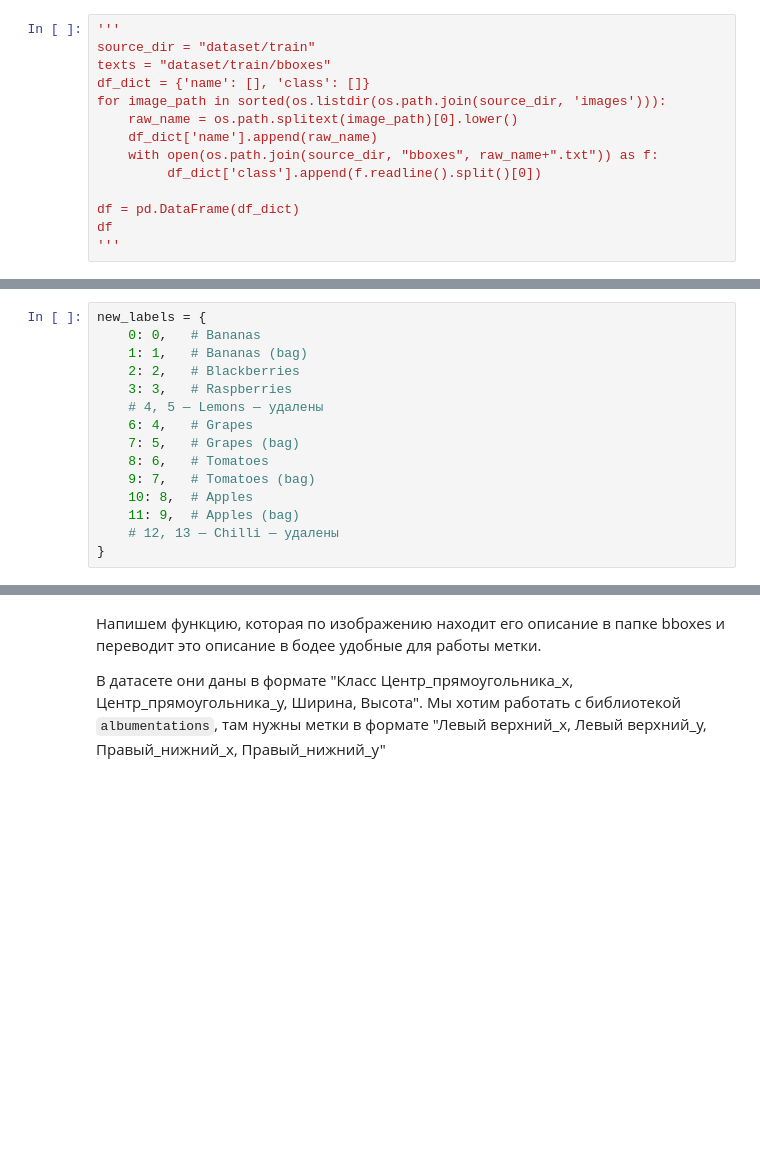
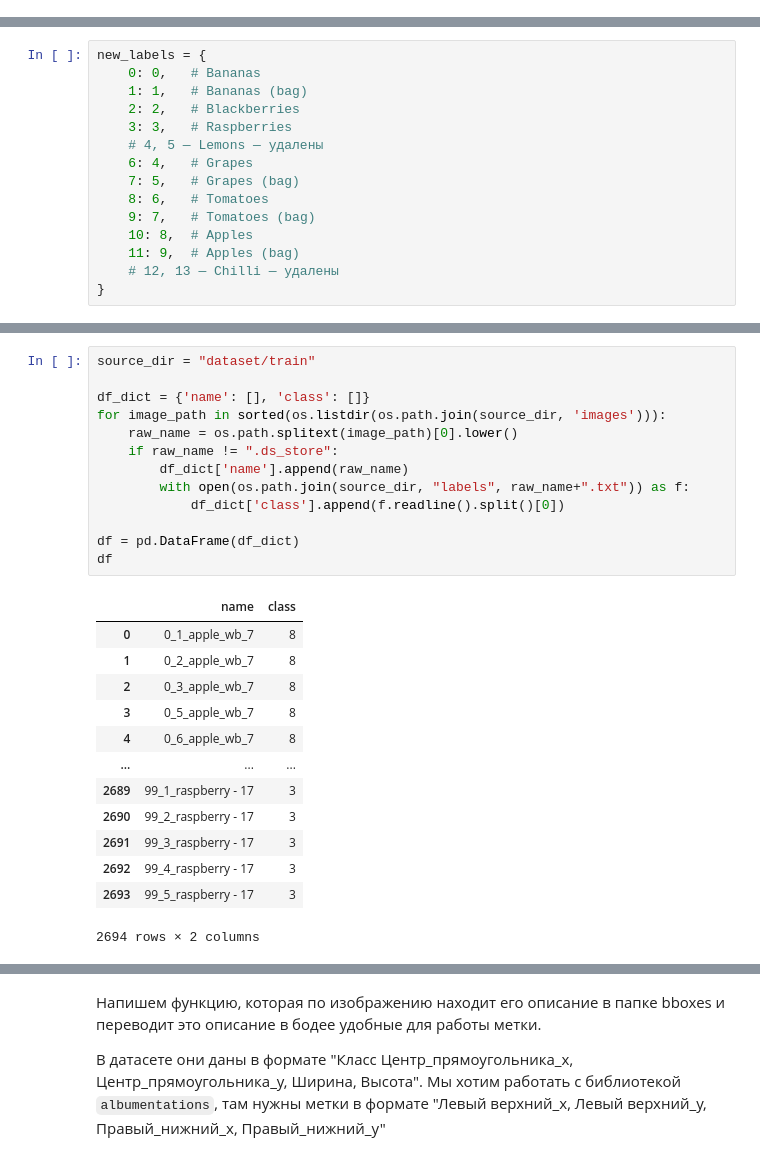
Before and after one commit to gigantina/gp-5, a Jupyter notebook: gp5_cnn_1.ipynb, the cells around one changed output, grey strips where cells are left out. Cells and saved outputs as stored; diff of their text form; blank space fills up the shorter version.

```diff
--- a/gp5_cnn_1.ipynb
+++ b/gp5_cnn_1.ipynb
@@ -106,17 +171,3 @@ for filename in os.listdir(source_dir):
         shutil.move(filepath, os.path.join(images_dir, filename))
     elif ext == ".txt":
         shutil.move(filepath, os.path.join(texts_dir, filename))'''
-# %%
-'''
-source_dir = "dataset/train"
-texts = "dataset/train/bboxes"
-df_dict = {'name': [], 'class': []}
-for image_path in sorted(os.listdir(os.path.join(source_dir, 'images'))):
-    raw_name = os.path.splitext(image_path)[0].lower()
-    df_dict['name'].append(raw_name)
-    with open(os.path.join(source_dir, "bboxes", raw_name+".txt")) as f:
-         df_dict['class'].append(f.readline().split()[0])
-
-df = pd.DataFrame(df_dict)
-df
-'''
@@ -190,0 +240,27 @@ C = 10
+# %%
+source_dir = "dataset/train"
+
+df_dict = {'name': [], 'class': []}
+for image_path in sorted(os.listdir(os.path.join(source_dir, 'images'))):
+    raw_name = os.path.splitext(image_path)[0].lower()
+    if raw_name != ".ds_store":
+        df_dict['name'].append(raw_name)
+        with open(os.path.join(source_dir, "labels", raw_name+".txt")) as f:
+            df_dict['class'].append(f.readline().split()[0])
+
+df = pd.DataFrame(df_dict)
+df
+# %% [output]
+|  | name | class |
+| 0 | 0_1_apple_wb_7 | 8 |
+| 1 | 0_2_apple_wb_7 | 8 |
+| 2 | 0_3_apple_wb_7 | 8 |
+| 3 | 0_5_apple_wb_7 | 8 |
+| 4 | 0_6_apple_wb_7 | 8 |
+| ... | ... | ... |
+| 2689 | 99_1_raspberry - 17 | 3 |
+| 2690 | 99_2_raspberry - 17 | 3 |
+| 2691 | 99_3_raspberry - 17 | 3 |
+| 2692 | 99_4_raspberry - 17 | 3 |
+| 2693 | 99_5_raspberry - 17 | 3 |
+2694 rows × 2 columns
```
Also changed, not shown: parts of 40 cells of this notebook.
